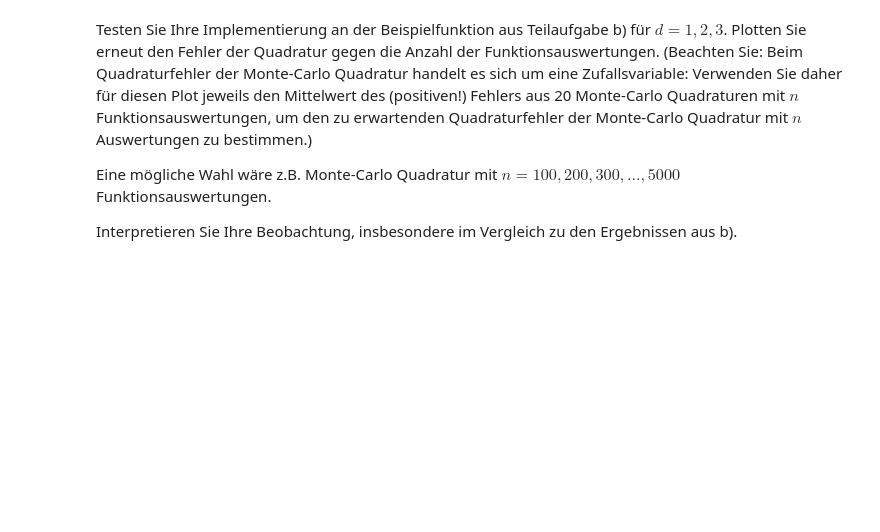
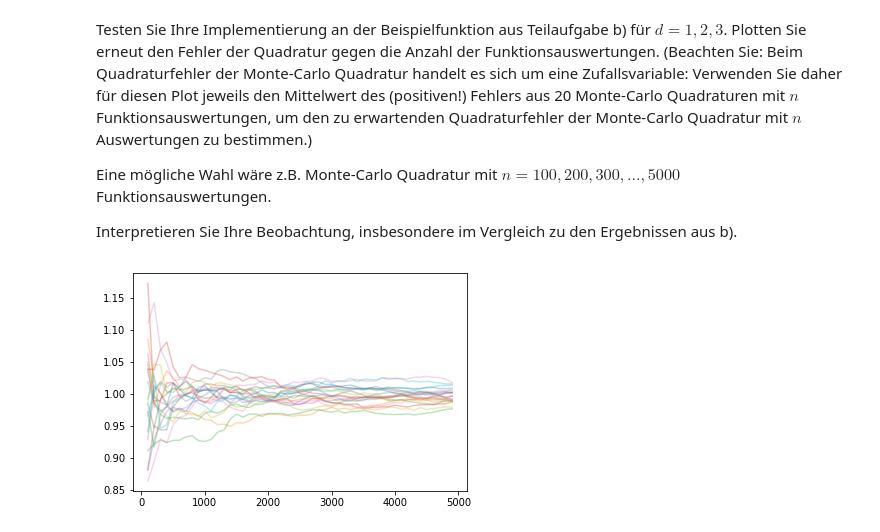
Before and after one commit to RGiga4/Numerik-101, a Jupyter notebook: ProgrammieraufgabeV.ipynb, the cells around one changed output. Drawn from its saved outputs; the diff is of its cells as text; code cells hidden in the pictures; blank space fills up the shorter version.

```diff
--- a/ProgrammieraufgabeV.ipynb
+++ b/ProgrammieraufgabeV.ipynb
@@ -60,6 +60,14 @@ Plotten Sie jeweils den Fehler der Quadratur in Abhängigkeit von der Anzahl der
 Implementieren Sie die _$d$-fach tensorierte $N$-fach summierte Trapezregel_ für die numerische Integration einer Funktion auf $[0,1]^d$ für $d = 1,2,3$. Input soll die zu integrierende Funktion $f$, die Dimension $d$ sowie die Anzahl der Teilintervalle $N$ sein.
 # %% [markdown]
 Testen Sie Ihre Implementierung mit Hilfe der Funktion $k(x_1, ..., x_d) = (\pi/2)^d \prod_{i=1}^d \sin(\pi x_i)$ für $d = 1,2,3$. Plotten Sie jeweils den Fehler der Quadratur in Abhängigkeit von der Zahl der benötigten Funktionsauswertungen. Interpretieren Sie Ihre Ergebnisse.
+# %%
+def prod(v):
+    res = 1.
+    for x in np.nditer(v):
+        res *= x
+    return res
+def k(v,d):
+    return ((np.pi/2)**d)*prod(np.sin(np.pi*v))
 # %% [markdown]
 ## Teilaufgabe c)
 # %% [markdown]
@@ -68,7 +76,11 @@ Implementieren Sie die Monte-Carlo Quadratur auf dem Integrationsbereich $[0,1]^
 def Mont(f,N,d): #Mont_Car_mult_dim_Int
     xi = np.random.rand(N,d)
 
+    res = 0.
 
-    print(xi)
-Mont(f,5,2)
+    for x in xi:
+        res += f(x,d)
+
+    return res/N
+Mont(k,100,2)
 # %% [output]
@@ -83,3 +91,18 @@ Testen Sie Ihre Implementierung an der Beispielfunktion aus Teilaufgabe b) für
 Eine mögliche Wahl wäre z.B. Monte-Carlo Quadratur mit $n = 100, 200, 300, ..., 5000$ Funktionsauswertungen.
 
 Interpretieren Sie Ihre Beobachtung, insbesondere im Vergleich zu den Ergebnissen aus b).
+# %%
+lin = range(100,5000,100)
+for _ in range(20):
+    tmp = 0
+    res = []
+    for x in range(1,50):
+        tmp += Mont(k,100,2)
+        res.append(tmp/x)
+
+
+    plt.plot(lin, res, alpha = 0.3)
+plt.show()
+plt.close()
+# %% [output]
+[figure, added]
```
Also changed, not shown: parts of 1 cell of this notebook.
